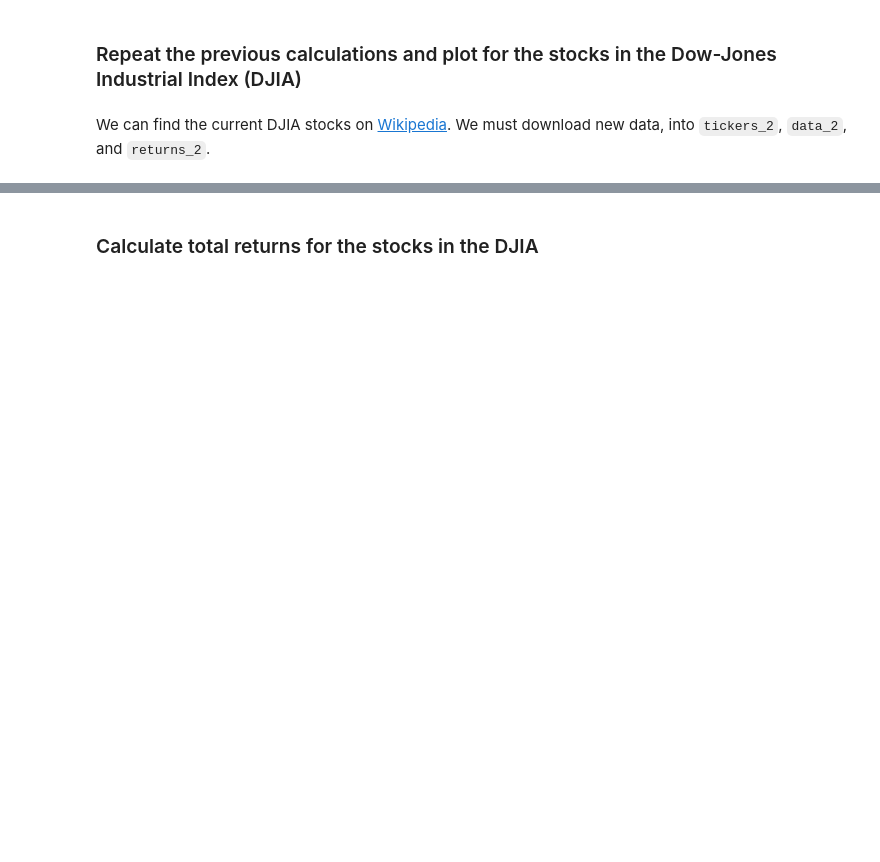
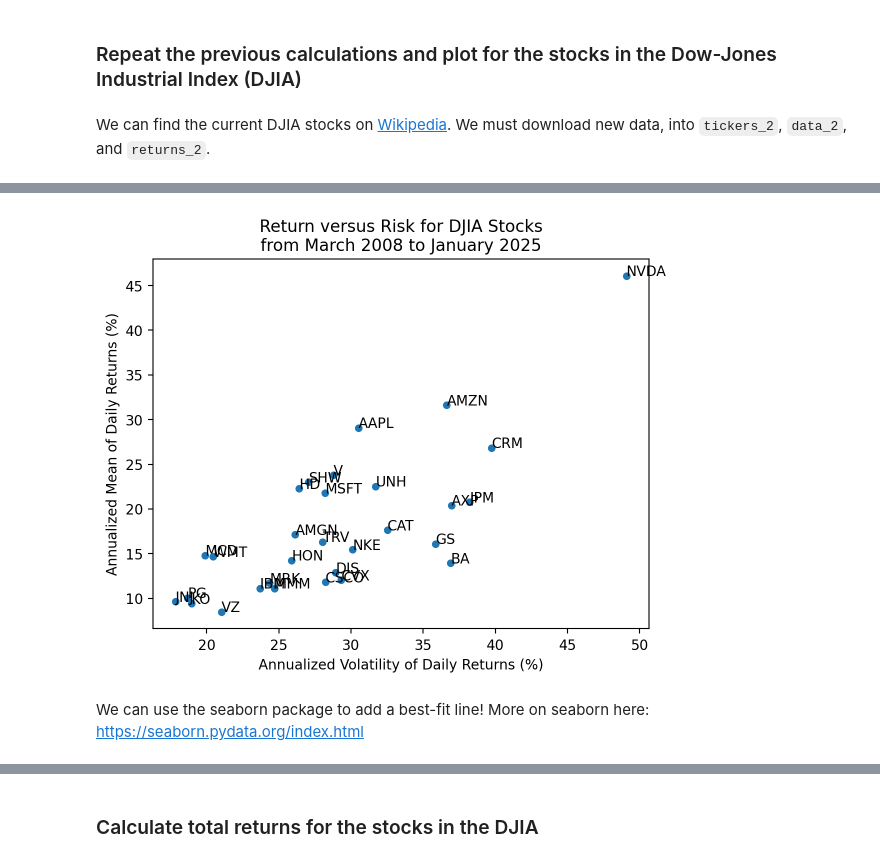
Before and after one commit to richard-herron/fina-6333-2025-spring, a Jupyter notebook: Notebooks/mckinney_05_practice_02.ipynb, the cells around one changed output, grey strips where cells are left out. Drawn from its saved outputs; the diff is of its cells as text; code cells hidden in the pictures; blank space fills up the shorter version.

```diff
--- a/Notebooks/mckinney_05_practice_02.ipynb
+++ b/Notebooks/mckinney_05_practice_02.ipynb
@@ -273,0 +318,17 @@ We must download new data, into `tickers_2`, `data_2`, and `returns_2`.
+# %%
+tickers_2 = wiki_2[2]['Symbol'].to_list()
+# %%
+data_2 = yf.download(tickers=tickers_2, auto_adjust=False, progress=False)
+# %%
+returns_2 = (
+    data_2
+    ['Adj Close']
+    .iloc[:-1]
+    .pct_change()
+    .dropna()
+)
+# %%
+df_2 = pd.DataFrame({
+    'Volatility': returns_2.std().mul(np.sqrt(252)),
+    'Mean Return': returns_2.mean().mul(252)
+})
@@ -273,0 +345,21 @@ We must download new data, into `tickers_2`, `data_2`, and `returns_2`.
+# %%
+ax = df_2.plot(kind='scatter', x='Volatility', y='Mean Return')
+
+for s, (v, mr) in df_2.iterrows():
+    plt.text(s=s, x=v, y=mr)
+
+dates_2 = returns_2.index
+
+ax.xaxis.set_major_formatter(FuncFormatter(lambda x, _: f'{x*100:,.0f}'))
+ax.yaxis.set_major_formatter(FuncFormatter(lambda x, _: f'{x*100:,.0f}'))
+
+plt.ylabel('Annualized Mean of Daily Returns (%)')
+plt.xlabel('Annualized Volatility of Daily Returns (%)')
+
+plt.title(f'Return versus Risk for DJIA Stocks\nfrom {dates_2[0]:%B %Y} to {dates_2[-1]:%B %Y}')
+plt.show()
+# %% [output]
+[figure, added]
+# %% [markdown]
+We can use the seaborn package to add a best-fit line!
+More on seaborn here: <https://seaborn.pydata.org/index.html>
```
Also changed, not shown: parts of 39 cells of this notebook, 6 other files.
